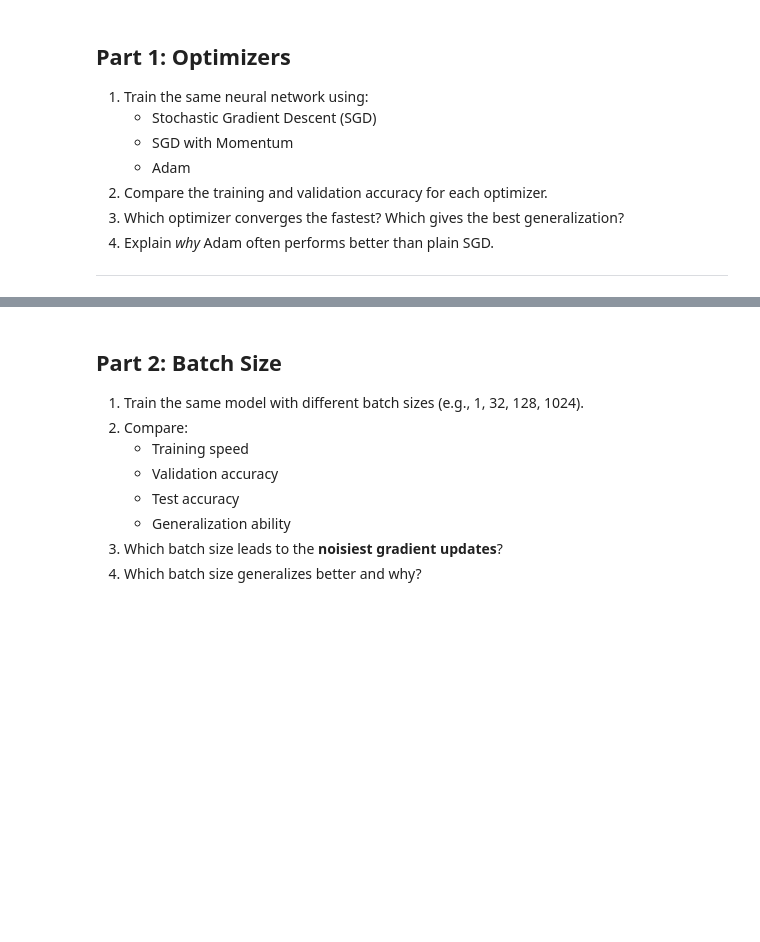
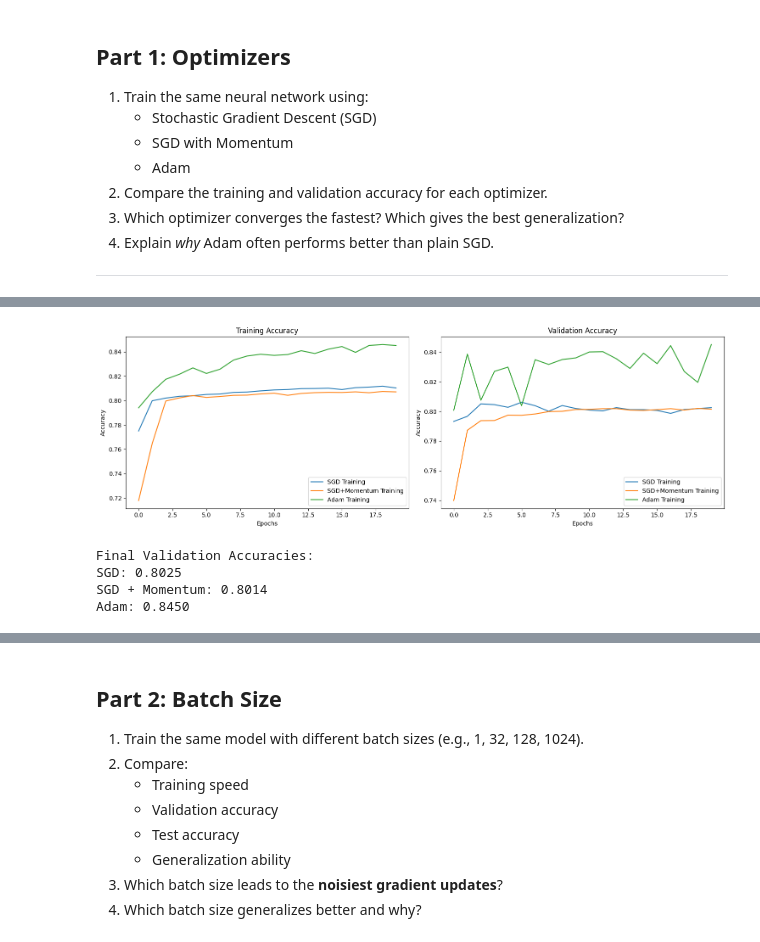
Before and after one commit to Mariam-ElMeligy/PyTheGo, a Jupyter notebook: Deep_Learning_Task/Deep_Learning_Task.ipynb, the cells around one changed output, grey strips where cells are left out. Saved outputs shown, nothing was run; the diff lists cells and outputs as text; code cells hidden in the pictures; blank space fills up the shorter version.

```diff
--- a/Deep_Learning_Task/Deep_Learning_Task.ipynb
+++ b/Deep_Learning_Task/Deep_Learning_Task.ipynb
@@ -291,3 +72,18 @@ pd.DataFrame(X_train_prep)
+# %%
+from sklearn.preprocessing import OneHotEncoder, RobustScaler
+from sklearn.compose import ColumnTransformer
+
+to_one_hot = X.select_dtypes(['category']).columns
+to_scale = X.select_dtypes(['int64']).columns
+
+Preprocessor = ColumnTransformer([
+    ('encoder', OneHotEncoder(drop='first', handle_unknown='ignore'), to_one_hot),
+    ('scaler', RobustScaler(), to_scale)
+])
+
+X_train_prep = Preprocessor.fit_transform(X_train)
+X_val_prep = Preprocessor.transform(X_val)
+X_test_prep = Preprocessor.transform(X_test)
 # %% [markdown]
 
 ## Part 1: Optimizers
@@ -304,0 +152,37 @@ pd.DataFrame(X_train_prep)
+# %%
+import matplotlib.pyplot as plt
+
+plt.figure(figsize=(15,5))
+
+plt.subplot(1,2,1)
+plt.plot(history_sgd.history['accuracy'], label='SGD Training')
+plt.plot(history_mom.history['accuracy'], label='SGD+Momentum Training')
+plt.plot(history_adm.history['accuracy'], label='Adam Training')
+plt.title('Training Accuracy')
+plt.xlabel('Epochs')
+plt.ylabel('Accuracy')
+plt.legend()
+
+plt.subplot(1,2,2)
+plt.plot(history_sgd.history['val_accuracy'], label='SGD Training')
+plt.plot(history_mom.history['val_accuracy'], label='SGD+Momentum Training')
+plt.plot(history_adm.history['val_accuracy'], label='Adam Training')
+plt.title('Validation Accuracy')
+plt.xlabel('Epochs')
+plt.ylabel('Accuracy')
+plt.legend()
+
+plt.tight_layout()
+plt.show()
+
+# Final Metrics
+print("Final Validation Accuracies:")
+print(f"SGD: {history_sgd.history['val_accuracy'][-1]:.4f}") # last recorded validation accuracy
+print(f"SGD + Momentum: {history_mom.history['val_accuracy'][-1]:.4f}")
+print(f"Adam: {history_adm.history['val_accuracy'][-1]:.4f}")
+# %% [output]
+[figure, added]
+Final Validation Accuracies:
+SGD: 0.8025
+SGD + Momentum: 0.8014
+Adam: 0.8450
```
Also changed, not shown: parts of 31 cells of this notebook, 3 other files.
